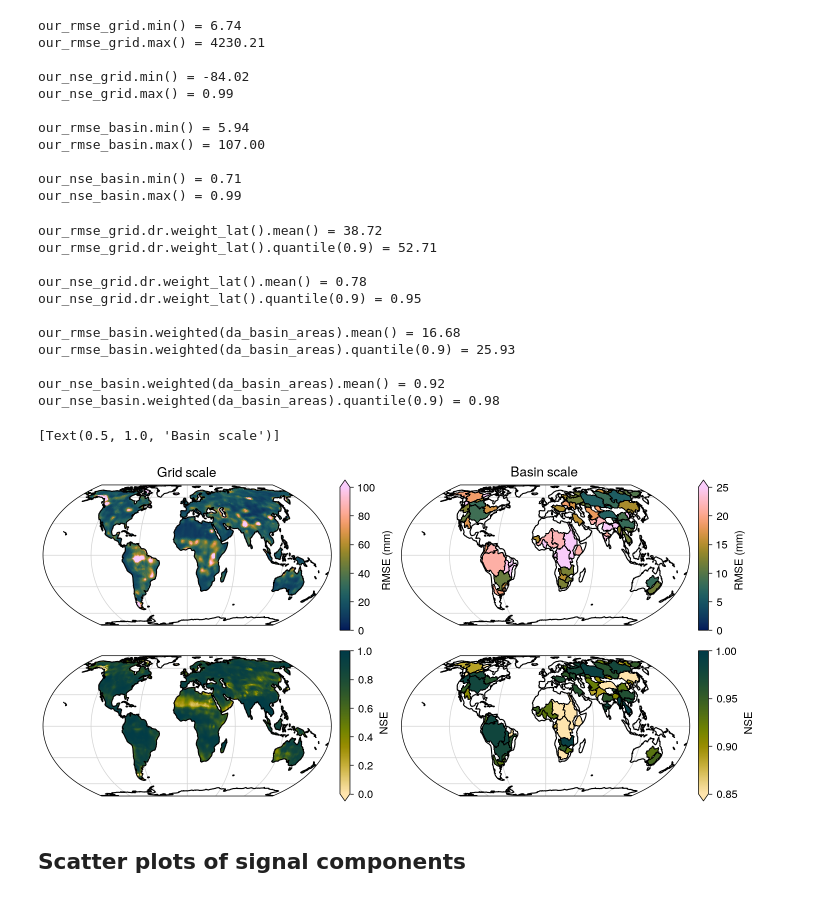
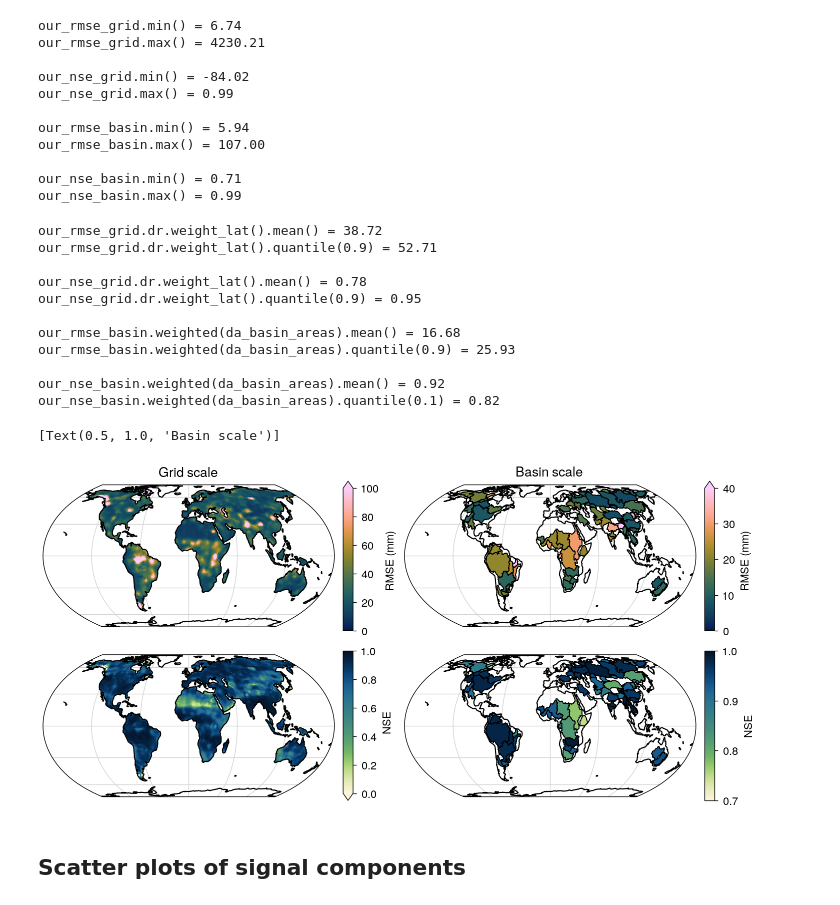
Before and after one commit to lqgentner/deeprec, a Jupyter notebook: notebooks/21-paper-plots/grace-metrics.ipynb, the cells around one changed output. Saved outputs shown, nothing was run; the diff lists cells and outputs as text; code cells hidden in the pictures.

```diff
--- a/notebooks/21-paper-plots/grace-metrics.ipynb
+++ b/notebooks/21-paper-plots/grace-metrics.ipynb
@@ -101,7 +112,7 @@ rmse_kwargs = dict(
     cbar_kwargs=dict(
         location="right", aspect=15, shrink=0.93, pad=0.03, label="RMSE (mm)"
     ),
-    cmap=cm.batlow,
+    cmap=cmc.batlow,
     coastlines=True,
     gridlines=True,
     coastlines_kwargs=dict(rasterized=True),
@@ -109,7 +120,7 @@ rmse_kwargs = dict(
 )
 nse_kwargs = dict(
     cbar_kwargs=dict(location="right", aspect=15, shrink=0.93, pad=0.03, label="NSE"),
-    cmap=cm.bamako_r,
+    cmap=cmc.navia_r,
     coastlines=True,
     gridlines=True,
     coastlines_kwargs=dict(rasterized=True),
@@ -169,7 +180,7 @@ print(f"{our_rmse_basin.weighted(da_basin_areas).mean() = :.2f}")
 print(f"{our_rmse_basin.weighted(da_basin_areas).quantile(0.9) = :.2f}\n")
 
 print(f"{our_nse_basin.weighted(da_basin_areas).mean() = :.2f}")
-print(f"{our_nse_basin.weighted(da_basin_areas).quantile(0.9) = :.2f}\n")
+print(f"{our_nse_basin.weighted(da_basin_areas).quantile(0.1) = :.2f}\n")
 # %% [output]
 our_rmse_grid.dr.weight_lat().mean() = 38.72
 our_rmse_grid.dr.weight_lat().quantile(0.9) = 52.71
@@ -181,44 +192,42 @@ our_rmse_basin.weighted(da_basin_areas).mean() = 16.68
 our_rmse_basin.weighted(da_basin_areas).quantile(0.9) = 25.93
 
 our_nse_basin.weighted(da_basin_areas).mean() = 0.92
-our_nse_basin.weighted(da_basin_areas).quantile(0.9) = 0.98
+our_nse_basin.weighted(da_basin_areas).quantile(0.1) = 0.82
 # %%
 fig, axs = plt.subplots(
     2, 2, subplot_kw={"projection": ccrs.EqualEarth()}, figsize=(7.2, 3.5)
 )
 
 # Grid scale plots
 our_rmse_grid.dr.projplot(vmin=0, vmax=100, ax=axs[0][0], **rmse_kwargs)
 our_nse_grid.dr.projplot(vmin=0.0, vmax=1.0, ax=axs[1][0], **nse_kwargs)
 
 # Basin scale plots
 our_rmse_basin.dr.projplot_basins(
     our_rmse_grid,
     vmin=0,
-    vmax=25,
+    vmax=40,
     ax=axs[0][1],
     **rmse_kwargs,
 )
 our_nse_basin.dr.projplot_basins(
     our_nse_grid,
-    vmin=0.85,
+    vmin=0.7,
     vmax=1.0,
     ax=axs[1][1],
     **nse_kwargs,
 )
 
 # Add basinlines
 for ax in [axs[0][1], axs[1][1]]:
     gdf_basin_shapes.dr.projplot(ax=ax, **basinlines_kwargs)
 
 # Titles
 axs[0][0].set(title="Grid scale")
 axs[0][1].set(title="Basin scale")
-
-# fig.savefig(FIGURE_DIR / "grace_comp_map.pdf", backend="pgf")
 # %% [output]
 [Text(0.5, 1.0, 'Basin scale')]
-[figure, old version]
+[figure, new version]
 # %% [markdown]
 ## Scatter plots of signal components
 # %% [markdown]
```
Also changed, not shown: parts of 5 cells of this notebook, 39 other files.
